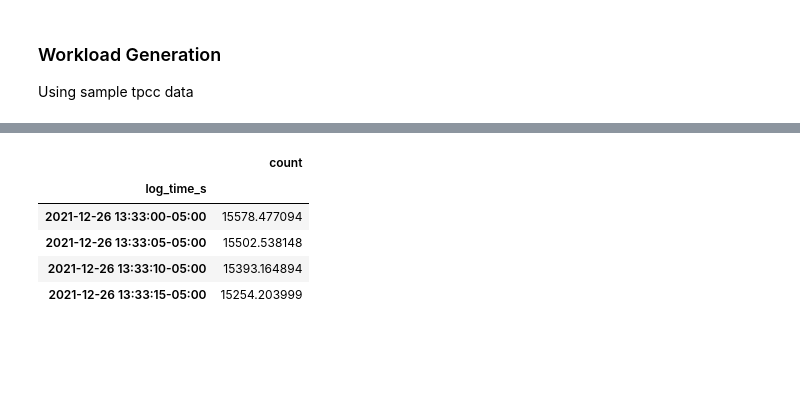
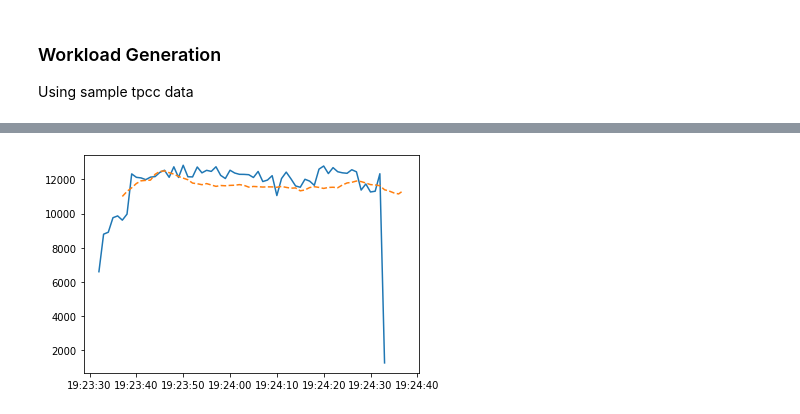
Before and after one commit to cmu-db/noisepage-pilot, a Jupyter notebook: forecast/Sample-Usage.ipynb, the cells around one changed output, grey strips where cells are left out. Cells and saved outputs as stored; diff of their text form; code cells hidden in the pictures; blank space fills up the shorter version.

```diff
--- a/forecast/Sample-Usage.ipynb
+++ b/forecast/Sample-Usage.ipynb
@@ -112,3 +13,8 @@ plt.show()
 # %% [markdown]
 ### Workload Generation
 Using sample tpcc data
+# %%
+query_log_folder = "/home/mkpjnx/repos/QueryBot5000/data/extracted/extended/"
+pgfiles = glob.glob(str(Path(query_log_folder) / "postgresql*.csv"))
+
+preprocessor = Preprocessor(pgfiles, PreprocessorCLI._PG_LOG_COLUMNS)
@@ -151,7 +75,0 @@ Clustering query templates.
-# %%
-# only train with the top 5 clusters
-TOP_K_CLUSTERS = 5
-cluster_totals = clustered_df.groupby(level=0).sum().sort_values(by='count', ascending=False)
-cluster_totals = cluster_totals / cluster_totals.sum()
-clustered_df = clustered_df.loc[cluster_totals.index[:TOP_K_CLUSTERS],:]
-cluster_totals.cumsum().iloc[:TOP_K_CLUSTERS]
@@ -162,12 +76,13 @@ len(cluster_totals)
 # %%
-pred_interval = pd.Timedelta(seconds=5)
-pred_horizon = pd.Timedelta(seconds=120)
+pred_interval = pd.Timedelta(seconds=1)
+pred_horizon = pd.Timedelta(seconds=5)
 
-forecaster = ClusterForecaster(
+cluster_forecaster = ClusterForecaster(
     clustered_df,
-    cluster_interval=cluster_interval,
-    prediction_seqlen=30,
+    prediction_seqlen=10,
     prediction_interval=pred_interval,
     prediction_horizon=pred_horizon,
-    save_path=model_path)
+    save_path=model_path,
+    top_k=5,
+    override=True)
 # %% [output]
@@ -193,24 +108,19 @@ min_time = clustered_df.index.get_level_values(1).min()
 max_time = clustered_df.index.get_level_values(1).max()
 # %%
 # predict over a 1 minute interval
-pred_start = max_time
-pred_end = max_time + pd.Timedelta(seconds = 30)
+pred_start = min_time
+pred_end = max_time + pred_horizon
 # %%
 cluster = 0
 
-result = forecaster.predict(clustered_df, cluster, pred_start, pred_end)
+result = cluster_forecaster.predict(clustered_df, cluster, pred_start, pred_end)
 
 expected = clustered_df[clustered_df.index.get_level_values(0) == cluster].droplevel(0).resample(pred_interval).sum()
 expected = expected[pred_start:(pred_end - pd.Timedelta(milliseconds = 1))]
 
-result
-# plt.plot(expected)
-# plt.plot(result, "--")
-# plt.show()
+# result
+plt.plot(expected)
+plt.plot(result, "--")
+plt.show()
 # %% [output]
-|  | count |
-| log_time_s |  |
-| 2021-12-26 13:33:00-05:00 | 15578.477094 |
-| 2021-12-26 13:33:05-05:00 | 15502.538148 |
-| 2021-12-26 13:33:10-05:00 | 15393.164894 |
-| 2021-12-26 13:33:15-05:00 | 15254.203999 |
+[figure, added]
```
Also changed, not shown: parts of 21 cells of this notebook, 1 other file.
